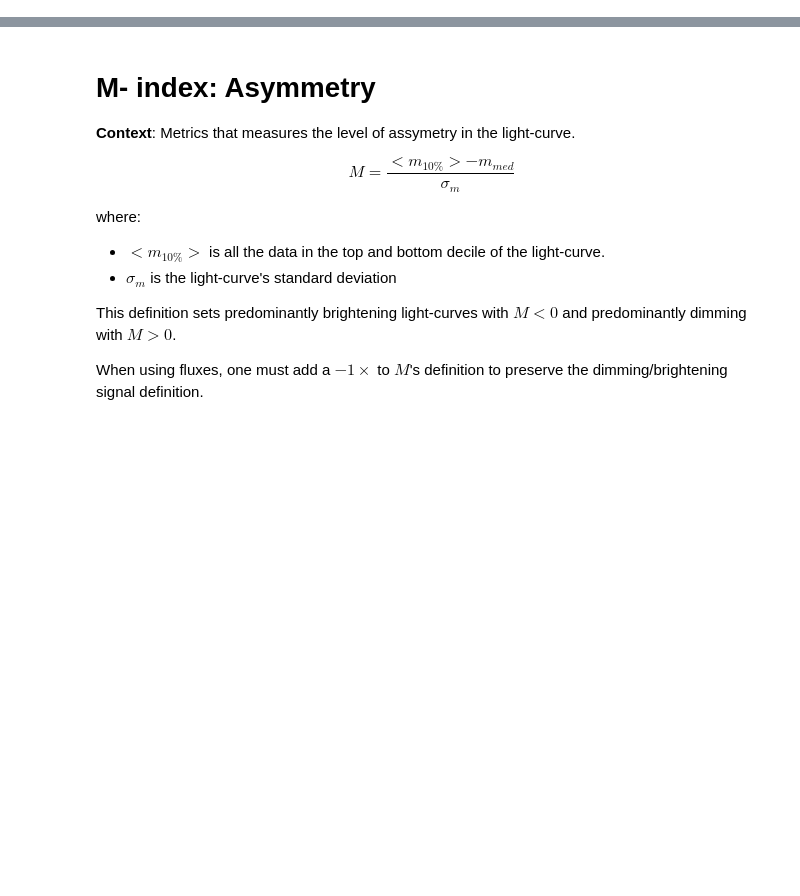
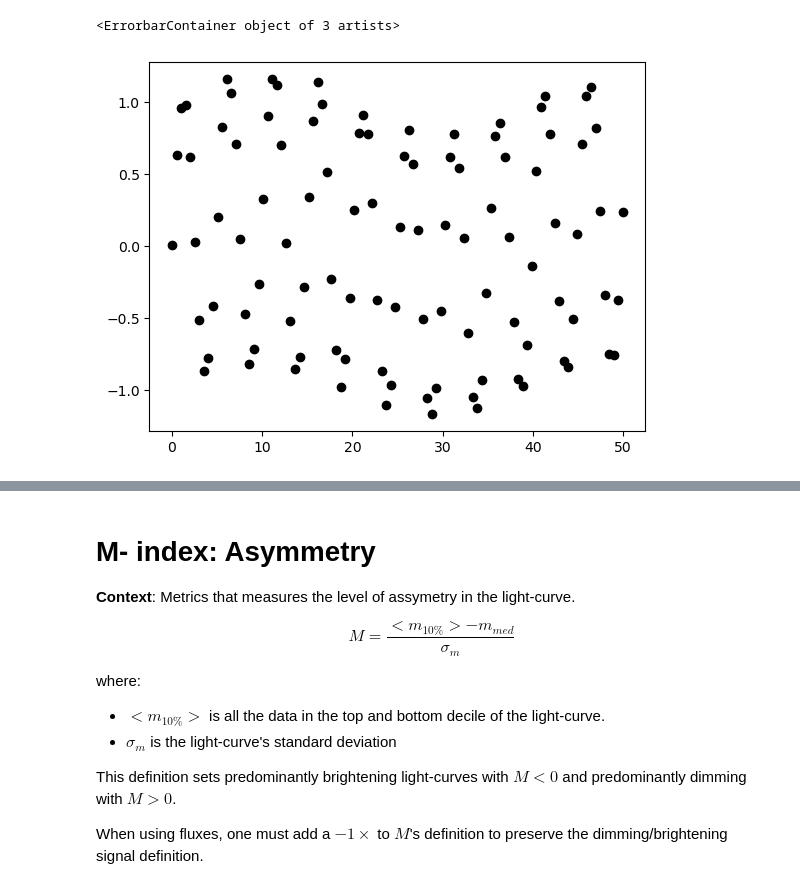
Before and after one commit to juliaroquette/VariabilityIndexes, a Jupyter notebook: QM_development.ipynb, the cells around one changed output, grey strips where cells are left out. Cells and saved outputs as stored; diff of their text form; code cells hidden in the pictures; blank space fills up the shorter version.

```diff
--- a/QM_development.ipynb
+++ b/QM_development.ipynb
@@ -38,0 +77,14 @@ plt.errorbar(time, mag, err, fmt='o', color='black', capsize=3)
+# %%
+#Multi periodic light curves
+def multiperiodic(time, frequency = 1/5, frequency_long = 1/40, amp = 1, amp2 = 0.2):
+        noise             = np.random.normal(0, 0.03, len(time))
+        mag_mp            = amp * np.sin(2 * np.pi * frequency * (time - min(time))) + \
+                            amp2 * np.sin(2 * np.pi * frequency_long * (time - min(time))) + \
+                            noise
+        return mag_mp
+# %%
+mag_mp = multiperiodic(time)
+plt.errorbar(time, mag_mp, err, fmt='o', color='black', capsize=3)
+# %% [output]
+<ErrorbarContainer object of 3 artists>
+[figure, added]
```
Also changed, not shown: parts of 13 cells of this notebook.
